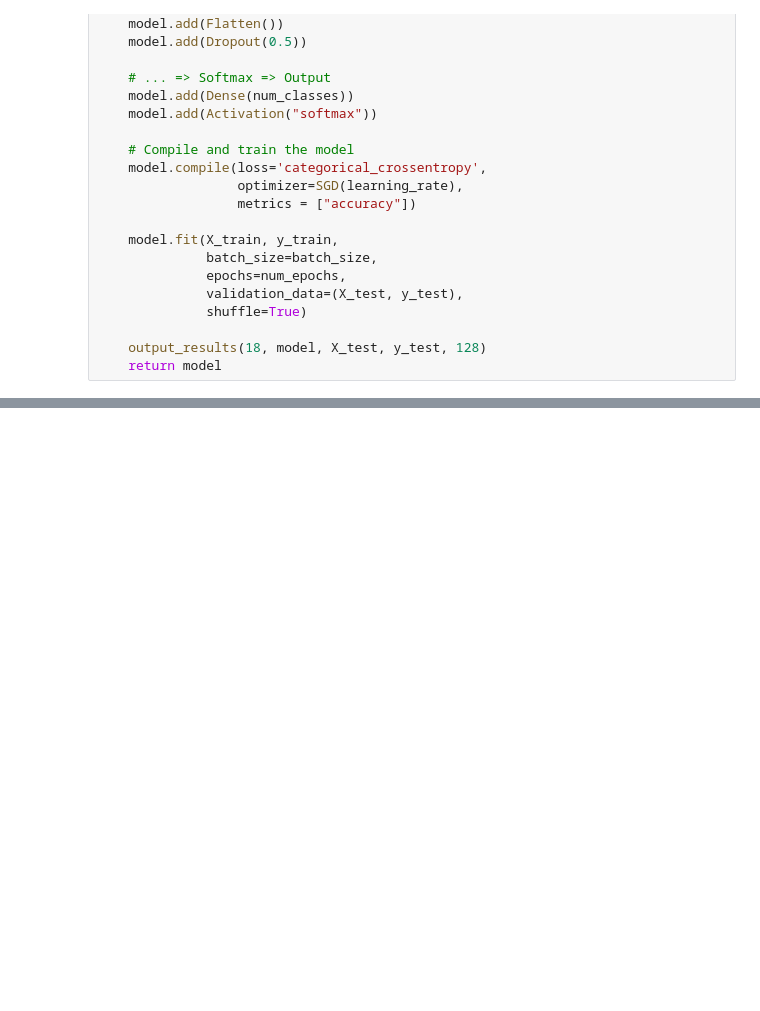
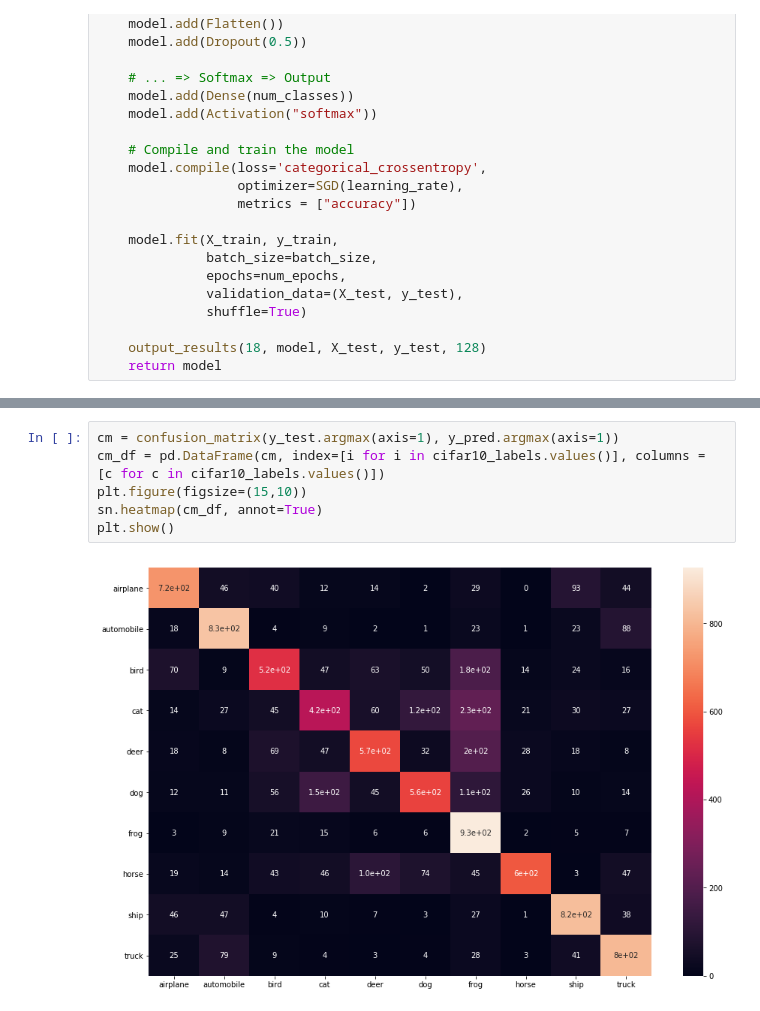
Before and after one commit to yuriimchg/Machine-Learning-sandbox, a Jupyter notebook: some_CNN_patterns.ipynb, the cells around one changed output, grey strips where cells are left out. Saved outputs shown, nothing was run; the diff lists cells and outputs as text; blank space fills up the shorter version.

```diff
--- a/some_CNN_patterns.ipynb
+++ b/some_CNN_patterns.ipynb
@@ -262,0 +339,8 @@ confusion_matrix(y_test, y_pred)
+# %%
+cm = confusion_matrix(y_test.argmax(axis=1), y_pred.argmax(axis=1))
+cm_df = pd.DataFrame(cm, index=[i for i in cifar10_labels.values()], columns = [c for c in cifar10_labels.values()])
+plt.figure(figsize=(15,10))
+sn.heatmap(cm_df, annot=True)
+plt.show()
+# %% [output]
+[figure, added]
```
Also changed, not shown: parts of 14 cells of this notebook.
